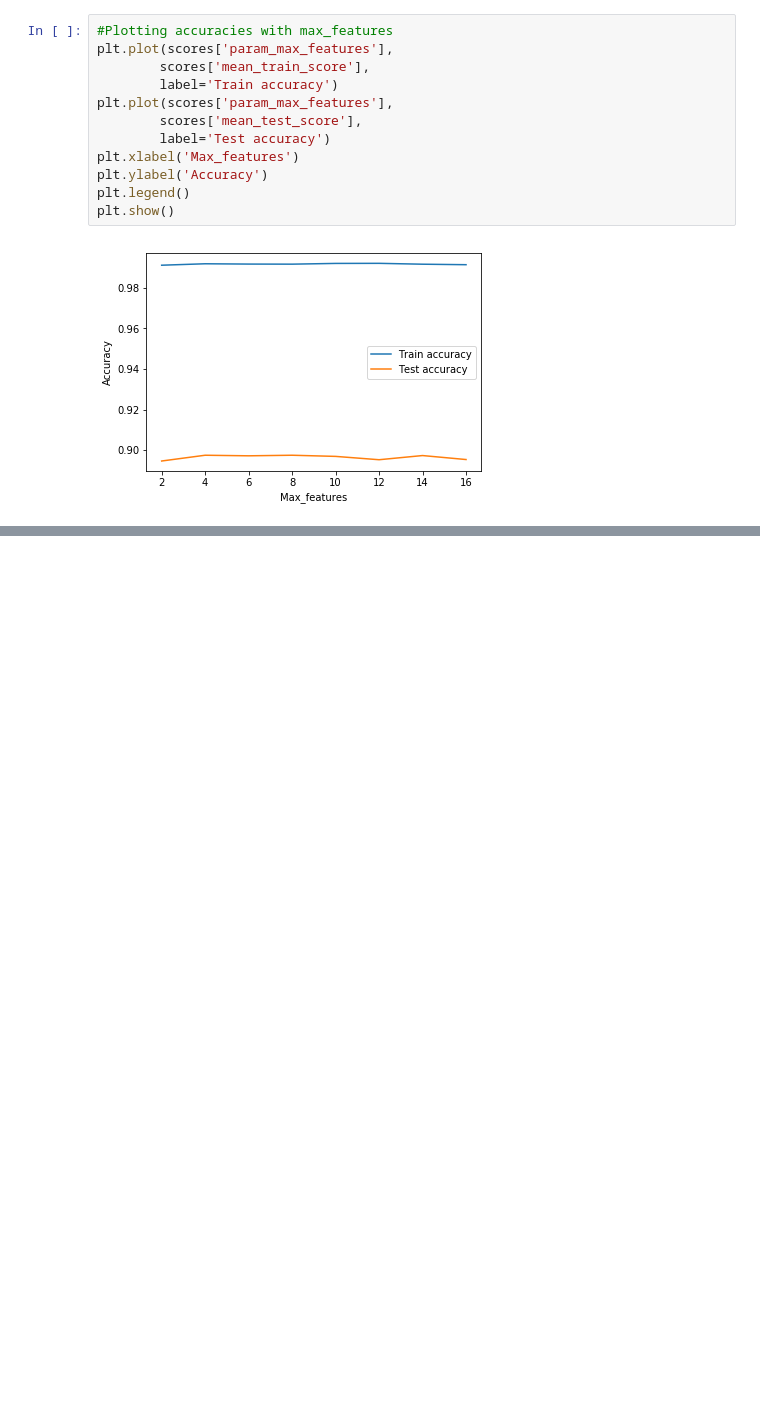
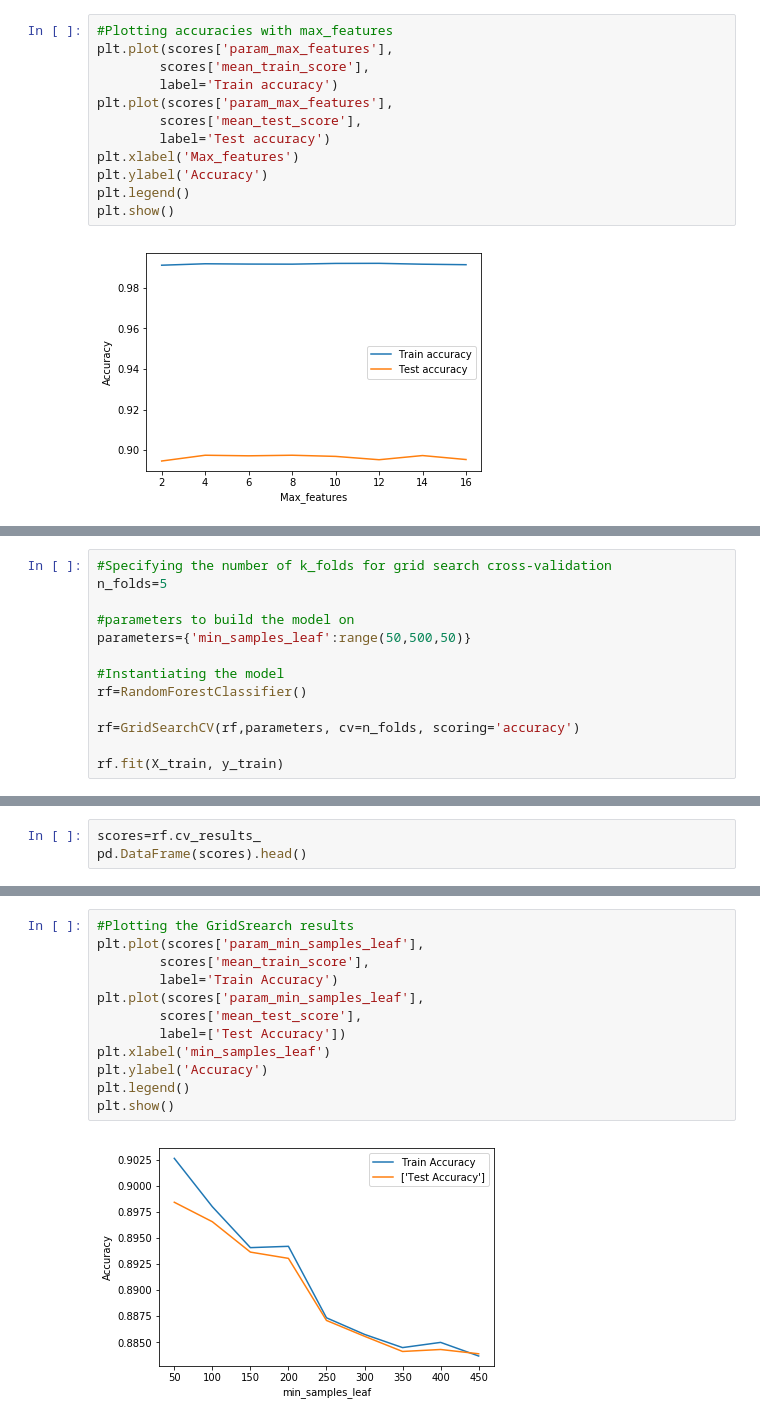
Before and after one commit to taniasaha/Portugues-Bank-Marketing, a Jupyter notebook: portuguese bank marketing.ipynb, the cells around one changed output, grey strips where cells are left out. Cells and saved outputs as stored; diff of their text form; blank space fills up the shorter version.

```diff
--- a/portuguese bank marketing.ipynb
+++ b/portuguese bank marketing.ipynb
@@ -344,0 +388,13 @@ plt.show()
+# %%
+#Specifying the number of k_folds for grid search cross-validation
+n_folds=5
+
+#parameters to build the model on
+parameters={'min_samples_leaf':range(50,500,50)}
+
+#Instantiating the model
+rf=RandomForestClassifier()
+
+rf=GridSearchCV(rf,parameters, cv=n_folds, scoring='accuracy')
+
+rf.fit(X_train, y_train)
@@ -344,0 +414,3 @@ plt.show()
+# %%
+scores=rf.cv_results_
+pd.DataFrame(scores).head()
@@ -344,0 +425,14 @@ plt.show()
+# %%
+#Plotting the GridSrearch results
+plt.plot(scores['param_min_samples_leaf'],
+        scores['mean_train_score'],
+        label='Train Accuracy')
+plt.plot(scores['param_min_samples_leaf'],
+        scores['mean_test_score'],
+        label=['Test Accuracy'])
+plt.xlabel('min_samples_leaf')
+plt.ylabel('Accuracy')
+plt.legend()
+plt.show()
+# %% [output]
+[figure, added]
```
Also changed, not shown: parts of 23 cells of this notebook.
